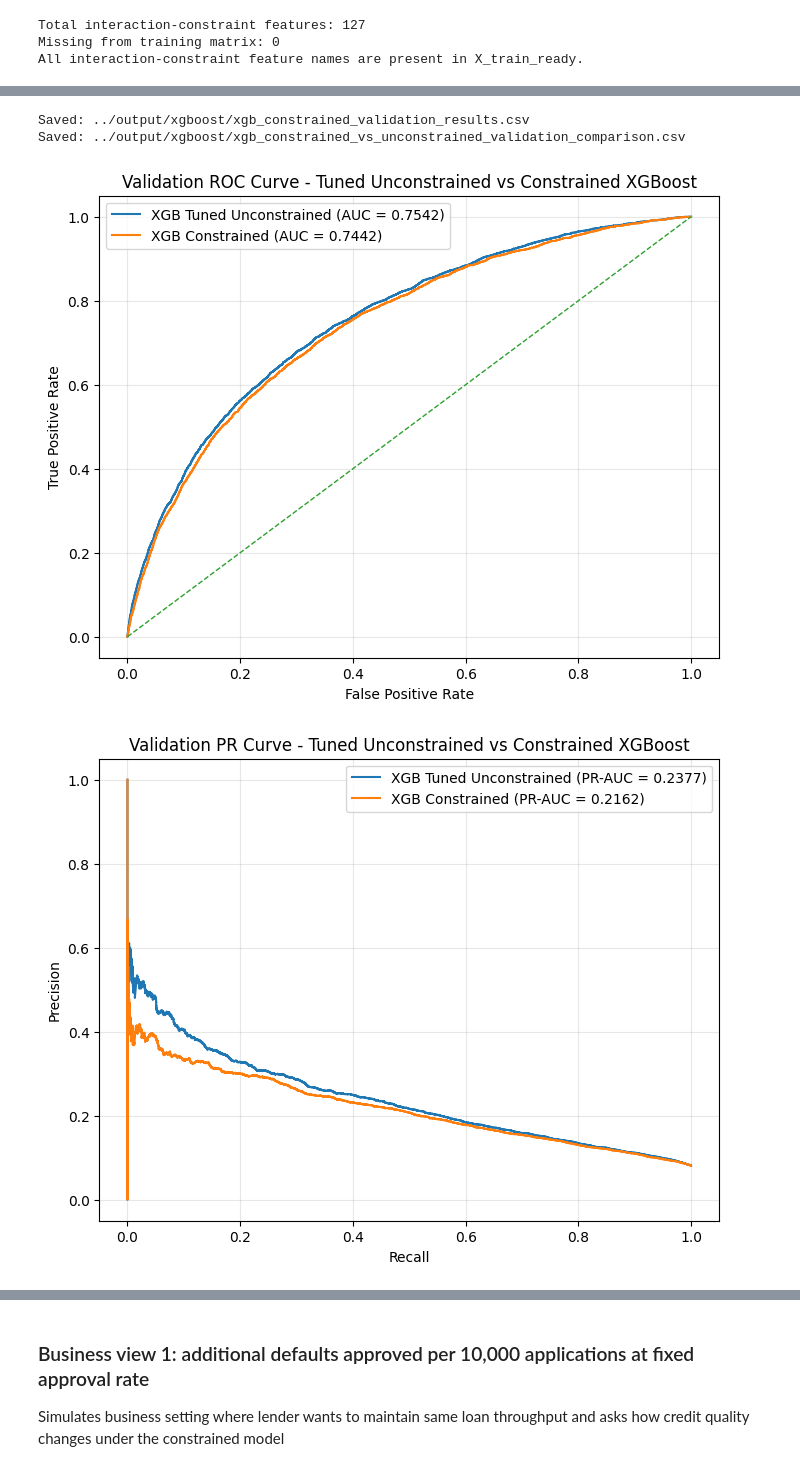
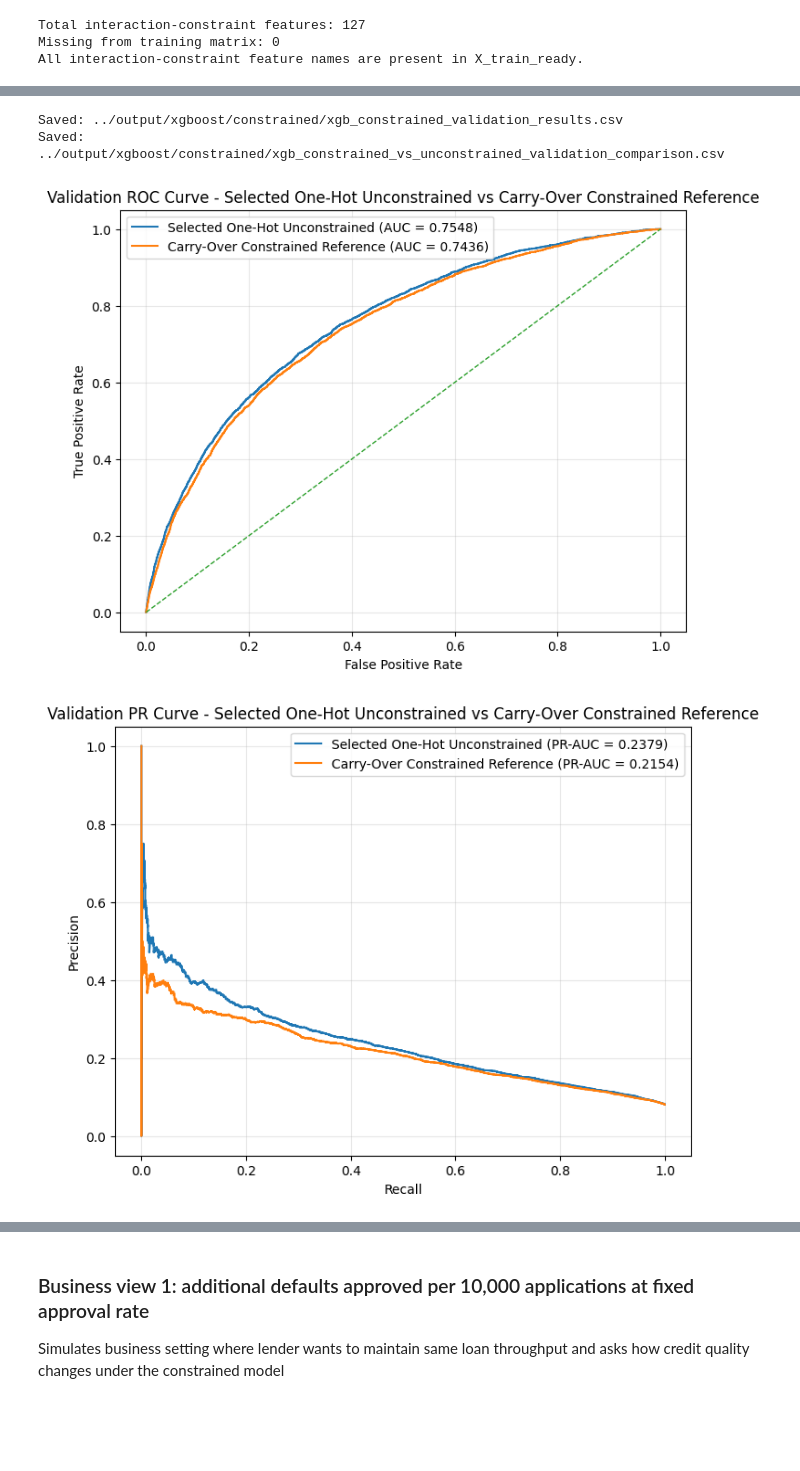
Before and after one commit to jlsampedromazon/credit-risk-model-constraint-eval, a Jupyter notebook: scripts/xgboost_models.ipynb, the cells around one changed output, grey strips where cells are left out. Cells and saved outputs as stored; diff of their text form; code cells hidden in the pictures; blank space fills up the shorter version.

```diff
--- a/scripts/xgboost_models.ipynb
+++ b/scripts/xgboost_models.ipynb
@@ -324,7 +567,7 @@ Helper func to evaluate fitted model with metrics:
 
 def evaluate_binary_model(model, X, y, split_name, model_name):
     """
-    Evaluates trained model, returns dict with metrics and metadata
+    Help func to evaluate trained model. Returns dict with metrics and metadata
     (Uses sklearn.metrics methods imported above to compute metrics)
     """
     # Predict probabilities for the positive class (default = 1)
@@ -870,0 +2135,24 @@ for metric in metrics_to_plot:
+# %%
+
+# Select the winning one-hot unconstrained benchmark after imbalance
+# adjustments and map it back to the actual fitted model object.
+
+
+selected_onehot_unconstrained_name = final_onehot_unconstrained_candidates_df.loc[0, "model_name"]
+selected_onehot_unconstrained_val_result = final_onehot_unconstrained_candidates_df.loc[0].to_dict()
+
+if selected_onehot_unconstrained_name == baseline_reference_row["model_name"]:
+    selected_onehot_unconstrained_model = best_xgb_unconstrained
+elif selected_onehot_unconstrained_name == scale_pos_weight_results_df.loc[0, "model_name"]:
+    selected_onehot_unconstrained_model = best_xgb_scale_pos_weight
+elif selected_onehot_unconstrained_name == max_delta_step_results_df.loc[0, "model_name"]:
+    selected_onehot_unconstrained_model = best_xgb_max_delta_step
+else:
+    raise ValueError(f"Unexpected selected one-hot unconstrained model: {selected_onehot_unconstrained_name}")
+
+print("Selected final one-hot unconstrained XGBoost benchmark:")
+print(f"- Model name: {selected_onehot_unconstrained_name}")
+print(f"- Validation PR-AUC: {selected_onehot_unconstrained_val_result['pr_auc']:.6f}")
+print(f"- Validation ROC-AUC: {selected_onehot_unconstrained_val_result['roc_auc']:.6f}")
+print(f"- Validation KS: {selected_onehot_unconstrained_val_result['ks_stat']:.6f}")
+print(f"- Validation Brier: {selected_onehot_unconstrained_val_result['brier_score']:.6f}")
@@ -870,0 +2166,3 @@ for metric in metrics_to_plot:
+# %%
+# Store validation predicted probabilities for downstream comparisons
+selected_onehot_unconstrained_val_prob = selected_onehot_unconstrained_model.predict_proba(X_val_ready)[:, 1]
@@ -1132,39 +2990,37 @@ xgb_constraint_compare_df
 # %%
-# Save constrained-model validation outputs for analysis later
+# Save reference constrained-branch validation outputs
 
-CONSTRAINED_VAL_RESULTS_CSV = XGBOOST_OUTPUT_DIR / "xgb_constrained_validation_results.csv"
-CONSTRAINED_COMPARE_CSV = XGBOOST_OUTPUT_DIR / "xgb_constrained_vs_unconstrained_validation_comparison.csv"
+# Save single-row carry-over constrained validation result
+pd.DataFrame([constrained_carryover_val_result]).to_csv(CONSTRAINED_VAL_RESULTS_CSV, index=False)
 
-# Save single-row constrained validation result
-pd.DataFrame([constrained_val_result]).to_csv(CONSTRAINED_VAL_RESULTS_CSV, index=False)
-
-# Save tuned unconstrained vs constrained validation comparison
-xgb_constraint_compare_df.to_csv(CONSTRAINED_COMPARE_CSV, index=False)
+# Save selected one-hot unconstrained vs carry-over constrained validation comparison
+xgb_constraint_carryover_compare_df.to_csv(CONSTRAINED_COMPARE_CSV, index=False)
 
 print(f"Saved: {CONSTRAINED_VAL_RESULTS_CSV}")
 print(f"Saved: {CONSTRAINED_COMPARE_CSV}")
 # %% [output]
-Saved: ../output/xgboost/xgb_constrained_validation_results.csv
-Saved: ../output/xgboost/xgb_constrained_vs_unconstrained_validation_comparison.csv
+Saved: ../output/xgboost/constrained/xgb_constrained_validation_results.csv
+Saved: ../output/xgboost/constrained/xgb_constrained_vs_unconstrained_validation_comparison.csv
 # %%
-# Validation ROC and PR curves: # tuned unconstrained vs constrained XGBoost
+# Validation ROC and PR curves: selected one-hot unconstrained vs
+# carry-over constrained reference branch
 
 plot_roc_curves(
     curves_dict={
-        "XGB Tuned Unconstrained": (y_val, tuned_val_prob),
-        "XGB Constrained": (y_val, constrained_val_prob)
+        "Selected One-Hot Unconstrained": (y_val, selected_onehot_unconstrained_val_prob),
+        "Carry-Over Constrained Reference": (y_val, constrained_carryover_val_prob)
     },
-    title="Validation ROC Curve - Tuned Unconstrained vs Constrained XGBoost"
+    title="Validation ROC Curve - Selected One-Hot Unconstrained vs Carry-Over Constrained Reference"
 )
 
 plot_pr_curves(
     curves_dict={
-        "XGB Tuned Unconstrained": (y_val, tuned_val_prob),
-        "XGB Constrained": (y_val, constrained_val_prob)
+        "Selected One-Hot Unconstrained": (y_val, selected_onehot_unconstrained_val_prob),
+        "Carry-Over Constrained Reference": (y_val, constrained_carryover_val_prob)
     },
-    title="Validation PR Curve - Tuned Unconstrained vs Constrained XGBoost"
+    title="Validation PR Curve - Selected One-Hot Unconstrained vs Carry-Over Constrained Reference"
 )
 # %% [output]
-[figure, old version]
+[figure, new version]
-[figure, old version]
+[figure, new version]
 # %%
```
Also changed, not shown: parts of 200 cells of this notebook.
